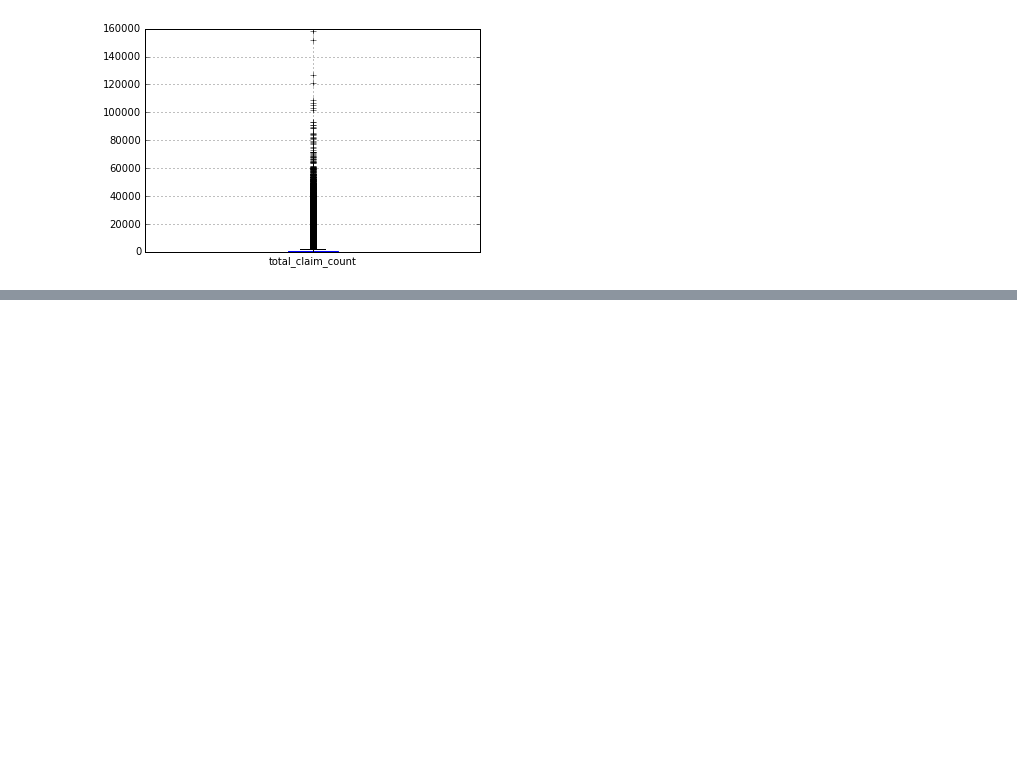
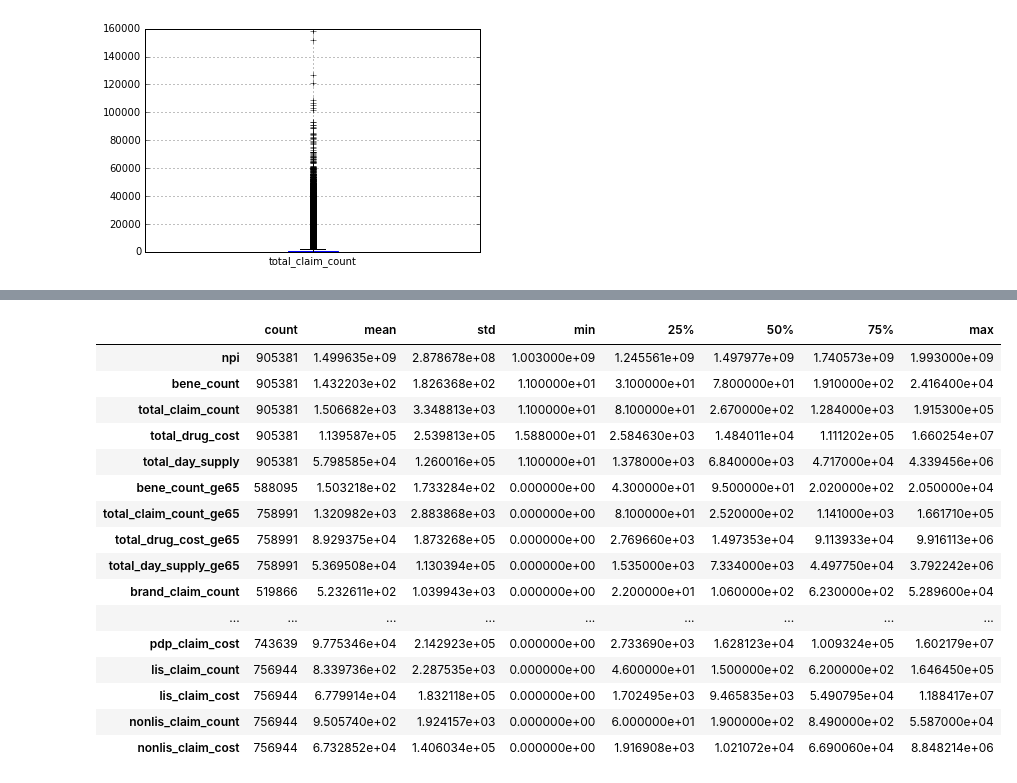
Before and after one commit to aurel1212/medicare-project, a Jupyter notebook: script/npi_13_EDA.ipynb, the cells around one changed output, grey strips where cells are left out. Saved outputs shown, nothing was run; the diff lists cells and outputs as text; code cells hidden in the pictures; blank space fills up the shorter version.

```diff
--- a/script/npi_13_EDA.ipynb
+++ b/script/npi_13_EDA.ipynb
@@ -134,0 +193,20 @@ The default value for 'return_type' will change to 'axes' in a future release.
+# %%
+df_npi[-df_npi['bene_count'].isnull()].describe().T
+# %% [output]
+|  | count | mean | std | min | 25% | 50% | 75% | max |
+| npi | 905381 | 1.499635e+09 | 2.878678e+08 | 1.003000e+09 | 1.245561e+09 | 1.497977e+09 | 1.740573e+09 | 1.993000e+09 |
+| bene_count | 905381 | 1.432203e+02 | 1.826368e+02 | 1.100000e+01 | 3.100000e+01 | 7.800000e+01 | 1.910000e+02 | 2.416400e+04 |
+| total_claim_count | 905381 | 1.506682e+03 | 3.348813e+03 | 1.100000e+01 | 8.100000e+01 | 2.670000e+02 | 1.284000e+03 | 1.915300e+05 |
+| total_drug_cost | 905381 | 1.139587e+05 | 2.539813e+05 | 1.588000e+01 | 2.584630e+03 | 1.484011e+04 | 1.111202e+05 | 1.660254e+07 |
+| total_day_supply | 905381 | 5.798585e+04 | 1.260016e+05 | 1.100000e+01 | 1.378000e+03 | 6.840000e+03 | 4.717000e+04 | 4.339456e+06 |
+| bene_count_ge65 | 588095 | 1.503218e+02 | 1.733284e+02 | 0.000000e+00 | 4.300000e+01 | 9.500000e+01 | 2.020000e+02 | 2.050000e+04 |
+| total_claim_count_ge65 | 758991 | 1.320982e+03 | 2.883868e+03 | 0.000000e+00 | 8.100000e+01 | 2.520000e+02 | 1.141000e+03 | 1.661710e+05 |
+| total_drug_cost_ge65 | 758991 | 8.929375e+04 | 1.873268e+05 | 0.000000e+00 | 2.769660e+03 | 1.497353e+04 | 9.113933e+04 | 9.916113e+06 |
+| total_day_supply_ge65 | 758991 | 5.369508e+04 | 1.130394e+05 | 0.000000e+00 | 1.535000e+03 | 7.334000e+03 | 4.497750e+04 | 3.792242e+06 |
+| brand_claim_count | 519866 | 5.232611e+02 | 1.039943e+03 | 0.000000e+00 | 2.200000e+01 | 1.060000e+02 | 6.230000e+02 | 5.289600e+04 |
+| ... | ... | ... | ... | ... | ... | ... | ... | ... |
+| pdp_claim_cost | 743639 | 9.775346e+04 | 2.142923e+05 | 0.000000e+00 | 2.733690e+03 | 1.628123e+04 | 1.009324e+05 | 1.602179e+07 |
+| lis_claim_count | 756944 | 8.339736e+02 | 2.287535e+03 | 0.000000e+00 | 4.600000e+01 | 1.500000e+02 | 6.200000e+02 | 1.646450e+05 |
+| lis_claim_cost | 756944 | 6.779914e+04 | 1.832118e+05 | 0.000000e+00 | 1.702495e+03 | 9.465835e+03 | 5.490795e+04 | 1.188417e+07 |
+| nonlis_claim_count | 756944 | 9.505740e+02 | 1.924157e+03 | 0.000000e+00 | 6.000000e+01 | 1.900000e+02 | 8.490000e+02 | 5.587000e+04 |
+| nonlis_claim_cost | 756944 | 6.732852e+04 | 1.406034e+05 | 0.000000e+00 | 1.916908e+03 | 1.021072e+04 | 6.690060e+04 | 8.848214e+06 |
```
Also changed, not shown: parts of 11 cells of this notebook.
